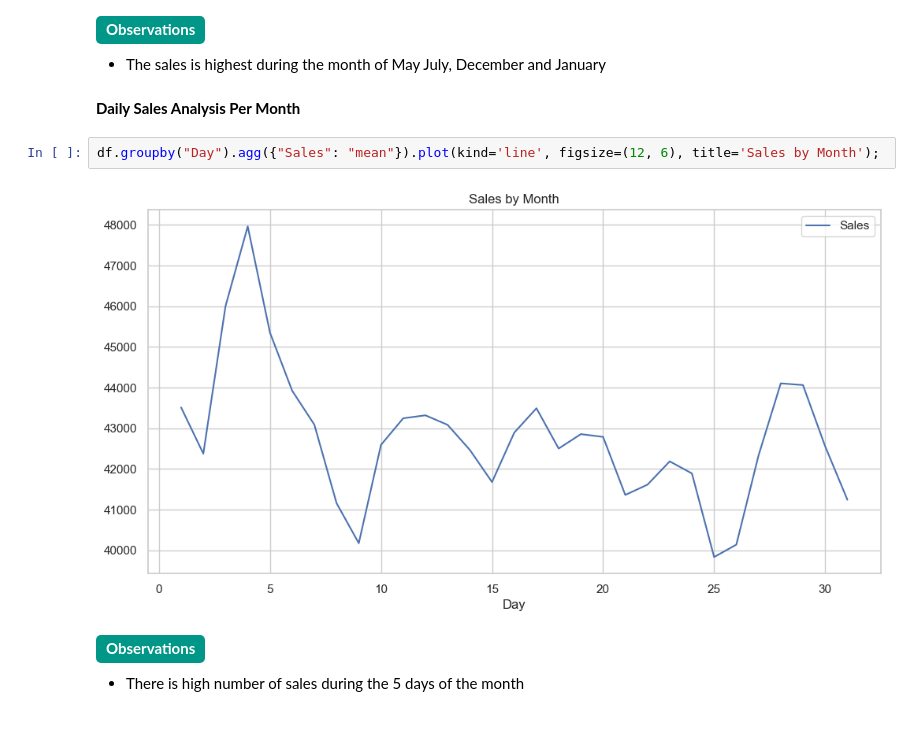
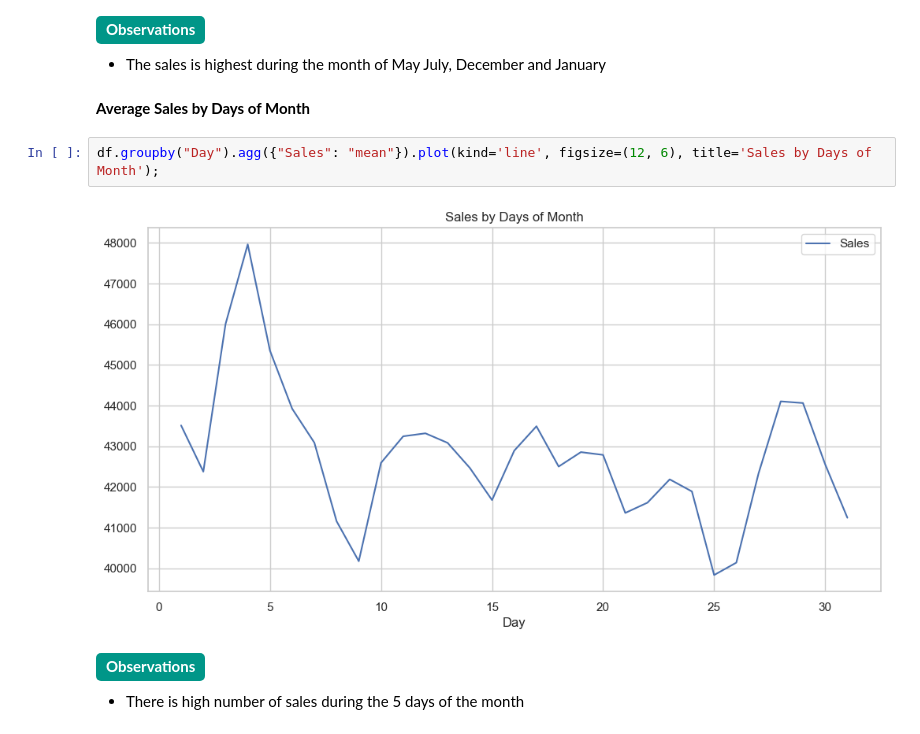
Before and after one commit to gautamnaik1994/SalesForecasting_ML_CaseStudy, a Jupyter notebook: notebooks/eda/01.EDA.ipynb, the cells around one changed output. Drawn from its saved outputs; the diff is of its cells as text.

```diff
--- a/notebooks/eda/01.EDA.ipynb
+++ b/notebooks/eda/01.EDA.ipynb
@@ -250,11 +286,11 @@ df.groupby(df["Date"].dt.month).agg({"Sales": "mean"}).plot(kind='line', figsize
 
 - The sales is highest during the month of May July, December and January
 # %% [markdown]
-**Daily Sales Analysis Per Month**
+**Average Sales by Days of Month**
 # %%
-df.groupby("Day").agg({"Sales": "mean"}).plot(kind='line', figsize=(12, 6), title='Sales by Month');
+df.groupby("Day").agg({"Sales": "mean"}).plot(kind='line', figsize=(12, 6), title='Sales by Days of Month');
 # %% [output]
-[figure, old version]
+[figure, new version]
 # %% [markdown]
 <b style='padding: 4px 10px 6px 10px;border-radius: 5px;background: #009688;color: #fff;display: inline-block;'>Observations</b>
 - There is high number of sales during the 5 days of the month
```
Also changed, not shown: parts of 12 cells of this notebook, 17 other files.
